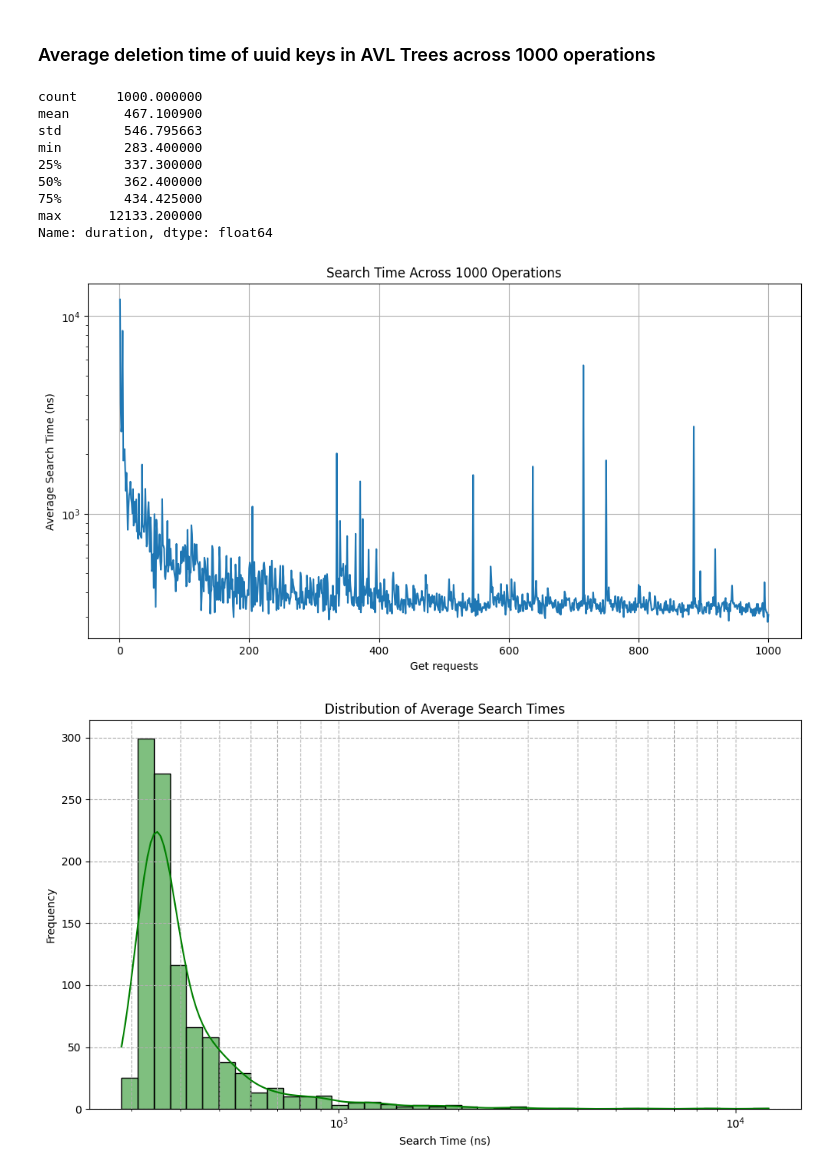
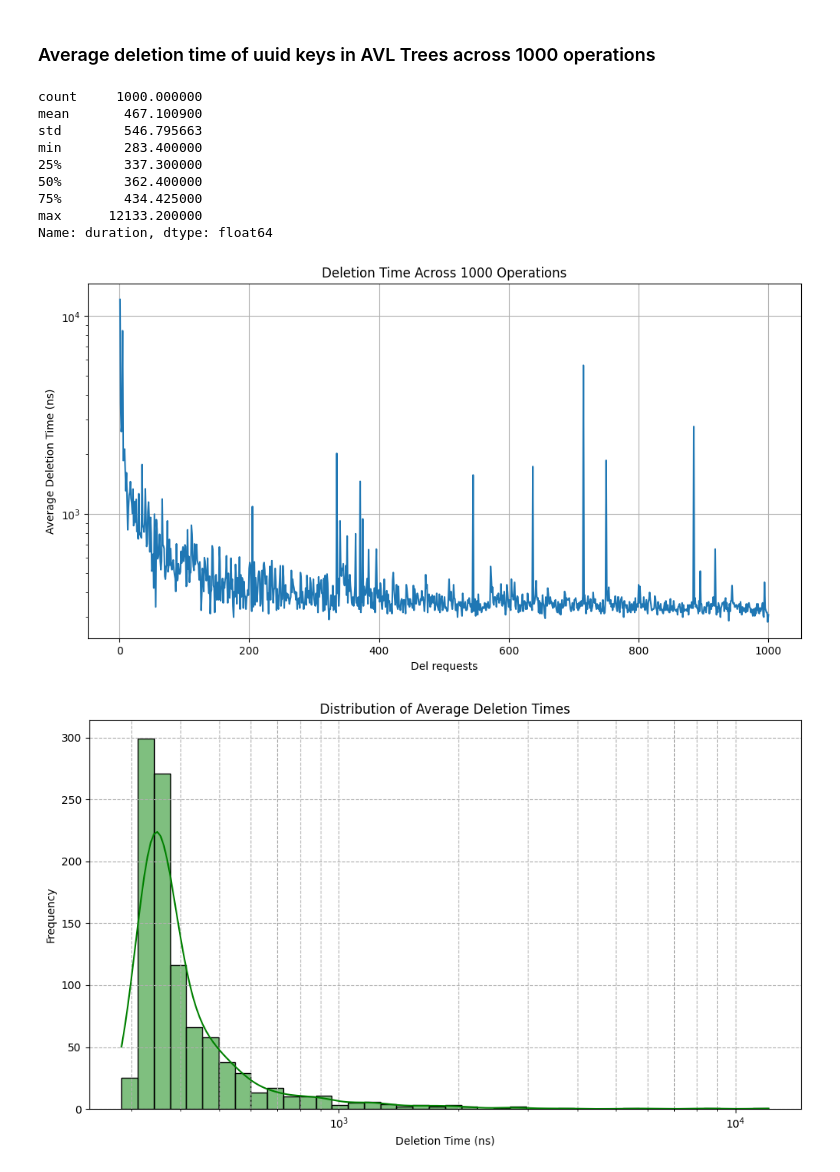
Before and after one commit to rayaan01/switchboard, a Jupyter notebook: jupyter/Analysis.ipynb, the cells around one changed output. Cells and saved outputs as stored; diff of their text form; code cells hidden in the pictures.

```diff
--- a/jupyter/Analysis.ipynb
+++ b/jupyter/Analysis.ipynb
@@ -400,33 +400,33 @@ averaged_df = pd.read_csv('avl_trees/del/uuid_keys/avl_tree_average_del_metrics_
 print(averaged_df['duration'].describe())
 
 plt.figure(figsize=(12, 6))
 sns.lineplot(x='index', y='duration', data=averaged_df)
-plt.title('Search Time Across 1000 Operations')
+plt.title('Deletion Time Across 1000 Operations')
 plt.xlabel('Del requests')
 plt.ylabel('Average Deletion Time (ns)')
 plt.yscale('log')
 plt.grid(True)
 plt.savefig('avl_trees/del/uuid_keys/avl_tree_average_del_metrics_1k_lineplot.png')
 plt.show()
 
 plt.figure(figsize=(10, 6))
 sns.histplot(averaged_df['duration'], bins=40, kde=True, color='g', log_scale=True)
 plt.title('Distribution of Average Deletion Times')
-plt.xlabel('Search Time (ns)')
+plt.xlabel('Deletion Time (ns)')
 plt.ylabel('Frequency')
 plt.grid(True, which="both", ls="--")
 plt.tight_layout()
 plt.savefig('avl_trees/del/uuid_keys/avl_tree_average_del_metrics_1k_histogram.png')
 plt.show()
 # %% [output]
 count     1000.000000
 mean       467.100900
 std        546.795663
 min        283.400000
 25%        337.300000
 50%        362.400000
 75%        434.425000
 max      12133.200000
 Name: duration, dtype: float64
 [figure]
-[figure, old version]
+[figure, new version]
```
Also changed, not shown: parts of 6 cells of this notebook, 4 other files.
